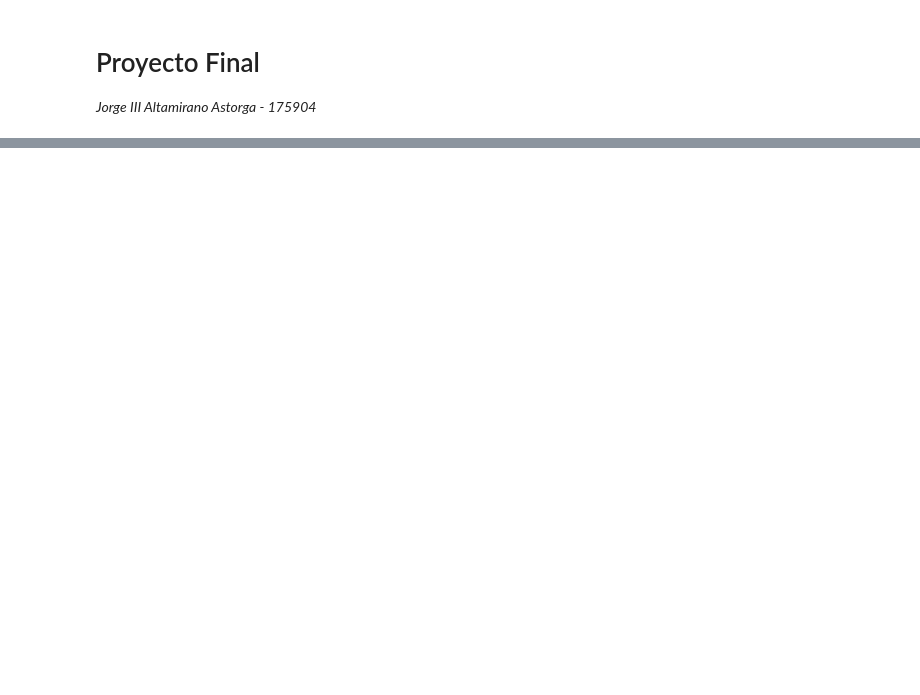
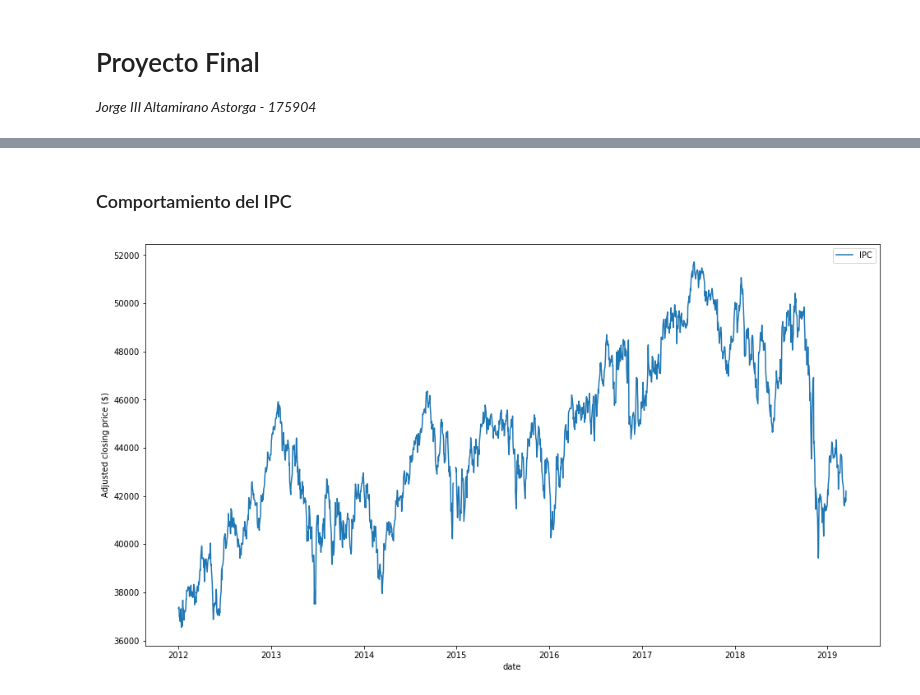
Before and after one commit to philwebsurfer/ITAM-QuantFinance, a Jupyter notebook: alumnos/jorge_altamirano/proyecto-final.ipynb, the cells around one changed output, grey strips where cells are left out. Drawn from its saved outputs; the diff is of its cells as text; code cells hidden in the pictures; blank space fills up the shorter version.

```diff
--- a/alumnos/jorge_altamirano/proyecto-final.ipynb
+++ b/alumnos/jorge_altamirano/proyecto-final.ipynb
@@ -21,0 +23,10 @@ q
+# %%
+ipc = pd.read_csv("bmv_ipc.csv", sep=',')
+ipc.Date = pd.to_datetime(ipc.Date)
+#quitamos columnas menos relevantes para nuestro análisis
+ipc = ipc.drop(["Open", "High", "Low", "Close"], axis=1)
+#quito espacios
+ipc = ipc.rename({"Adj Close": "close", "Volume": "volume", "Date": "date"}, axis="columns")
+#sacamos la diferencia porcentual del cierre del día anterior
+ipc["deltaPct"] = 100 * (1 - ipc["close"].shift(1) / ipc["close"])
+ipc.dtypes
@@ -21,0 +51,18 @@ q
+# %% [markdown]
+### Comportamiento del IPC
+# %%
+%matplotlib inline
+
+# Plot everything by leveraging the very powerful matplotlib package
+fig, ax = plt.subplots(figsize=(16,9))
+
+ax.plot(ipc.date, ipc.close, label='IPC')
+# ax.plot(short_rolling_msft.index, short_rolling_msft, label='20 days rolling')
+# ax.plot(long_rolling_msft.index, long_rolling_msft, label='100 days rolling')
+
+ax.set_xlabel('date')
+ax.set_ylabel('Adjusted closing price ($)')
+ax.legend()
+plt.show()
+# %% [output]
+[figure, added]
```
Also changed, not shown: parts of 25 cells of this notebook.
